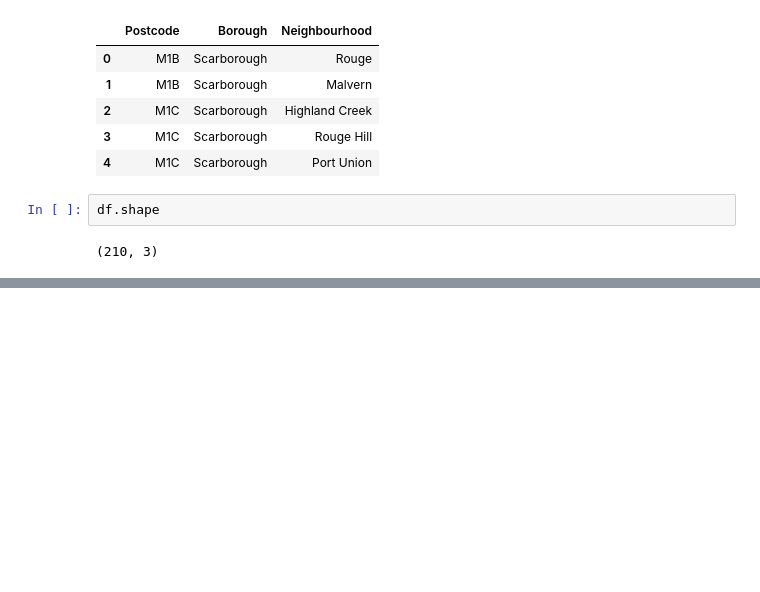
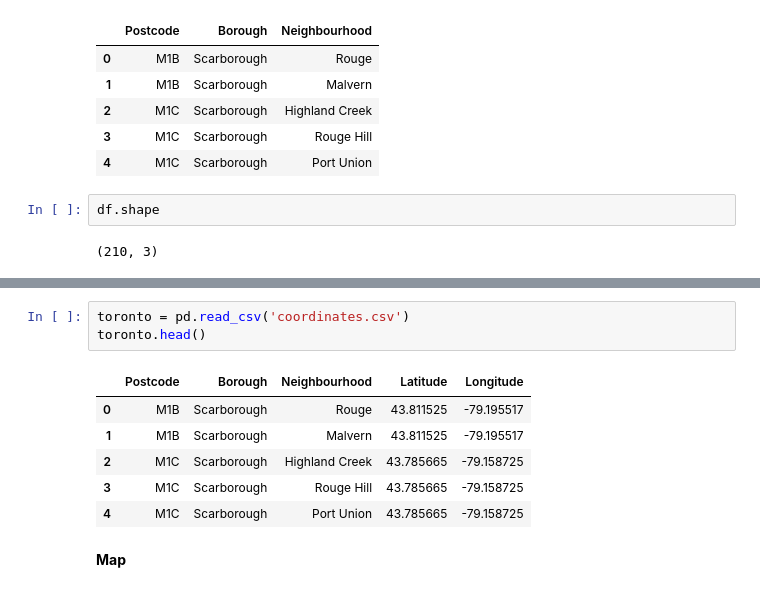
Before and after one commit to yesidays/coursera, a Jupyter notebook: IBM Data Science Specialization/Coursera_Capstone/segmenting_and_clustering-fase-1.ipynb, the cells around one changed output, grey strips where cells are left out. Saved outputs shown, nothing was run; the diff lists cells and outputs as text; blank space fills up the shorter version.

```diff
--- a/IBM Data Science Specialization/Coursera_Capstone/segmenting_and_clustering-fase-1.ipynb
+++ b/IBM Data Science Specialization/Coursera_Capstone/segmenting_and_clustering-fase-1.ipynb
@@ -37,0 +112,12 @@ df.shape
+# %%
+toronto = pd.read_csv('coordinates.csv')
+toronto.head()
+# %% [output]
+|  | Postcode | Borough | Neighbourhood | Latitude | Longitude |
+| 0 | M1B | Scarborough | Rouge | 43.811525 | -79.195517 |
+| 1 | M1B | Scarborough | Malvern | 43.811525 | -79.195517 |
+| 2 | M1C | Scarborough | Highland Creek | 43.785665 | -79.158725 |
+| 3 | M1C | Scarborough | Rouge Hill | 43.785665 | -79.158725 |
+| 4 | M1C | Scarborough | Port Union | 43.785665 | -79.158725 |
+# %% [markdown]
+**Map**
```
Also changed, not shown: parts of 12 cells of this notebook.
